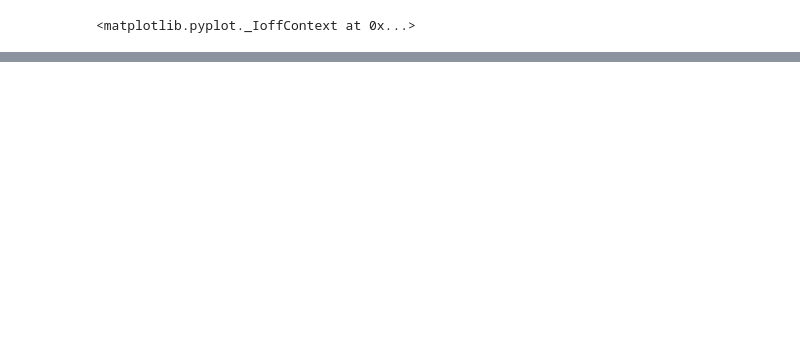
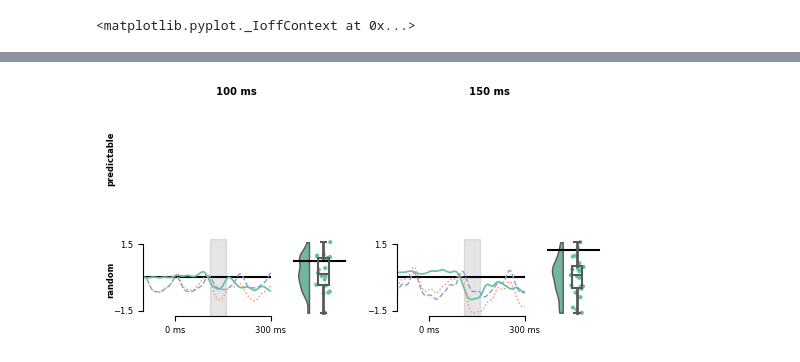
Before and after one commit to marcpabst/xmas-oddballmatch, a Jupyter notebook: analysis/viz_ERPs.ipynb, the cells around one changed output, grey strips where cells are left out. Drawn from its saved outputs; the diff is of its cells as text; code cells hidden in the pictures; blank space fills up the shorter version.

```diff
--- a/analysis/viz_ERPs.ipynb
+++ b/analysis/viz_ERPs.ipynb
@@ -435,0 +475,36 @@ Identifying common channels ...
+# %%
+fig = plt.figure(tight_layout=True, figsize = (6.25, 3), dpi=100, facecolor="white")
+
+gs = gridspec.GridSpec(ncols=2, nrows=2, figure=fig, hspace=.1, wspace=.1)
+
+#plot_panel(fig, gs[0, 0], evokeds_list_as_dict_100, "predictable/deviant", "predictable/standard",  peakwindow)
+#plot_panel(fig, gs[0, 1], evokeds_list_as_dict_150, "predictable/deviant", "predictable/standard", peakwindow)
+
+plot_panel(fig, gs[1, 0], evokeds_list_as_dict_100, "random/deviant", "random/standard", peakwindow)
+plot_panel(fig, gs[1, 1], evokeds_list_as_dict_150, "random/deviant", "random/standard", peakwindow)
+
+
+
+# dummy axes for titles
+dax_top_left = fig.add_subplot(gs[0,0])
+hide_axis_but_keep_labels(dax_top_left)
+dax_top_left.set_ylabel("predictable", fontweight = "bold")
+dax_top_left.set_title("100 ms", fontweight = "bold")
+
+dax_top_right = fig.add_subplot(gs[0,1])
+hide_axis_but_keep_labels(dax_top_right)
+dax_top_right.set_title("150 ms", fontweight = "bold")
+
+dax_bototm_left = fig.add_subplot(gs[1,0])
+hide_axis_but_keep_labels(dax_bototm_left)
+dax_bototm_left.set_ylabel("random", fontweight = "bold")
+
+fig.savefig("/home/marc/ba-thesis/input/figures/fig_all.pdf", bbox_inches='tight')
+fig.savefig("/home/marc/ba-thesis/input/figures/fig_all.png", bbox_inches='tight', dpi=270)
+
+
+
+
+fig
+# %% [output]
+[figure, added]
```
Also changed, not shown: parts of 11 cells of this notebook, 12 other files.
